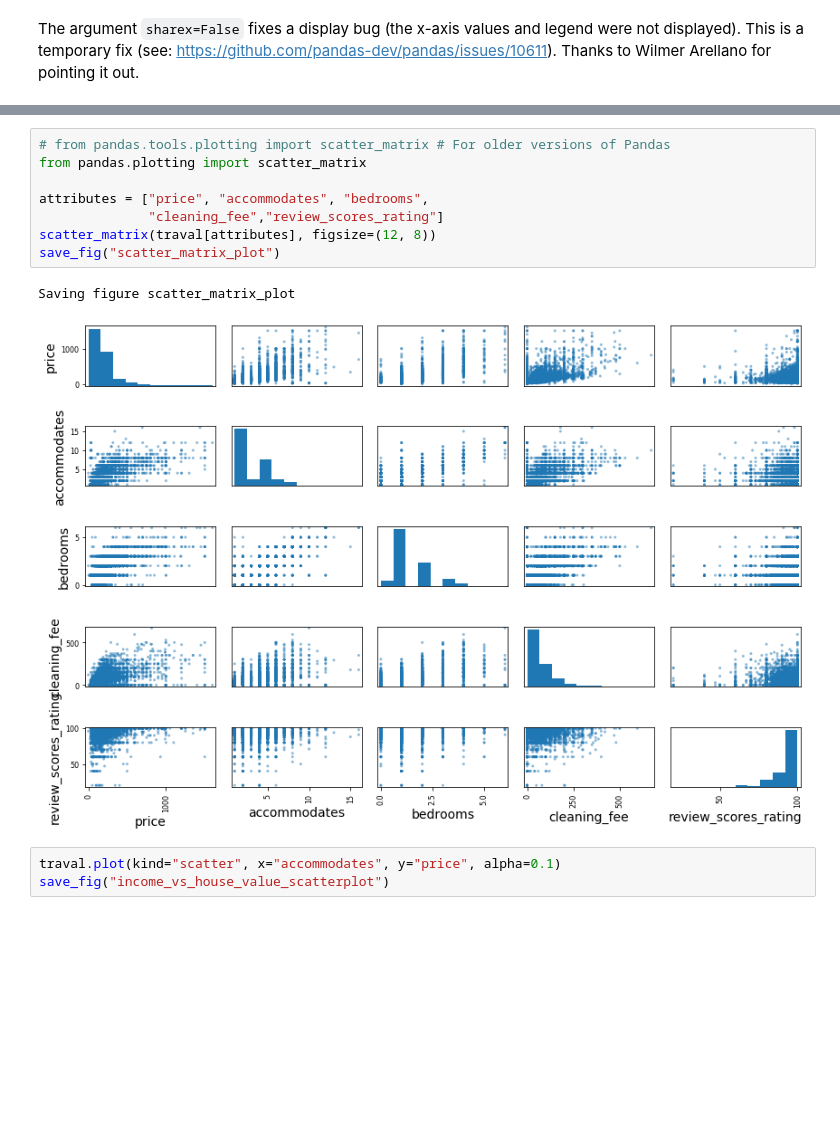
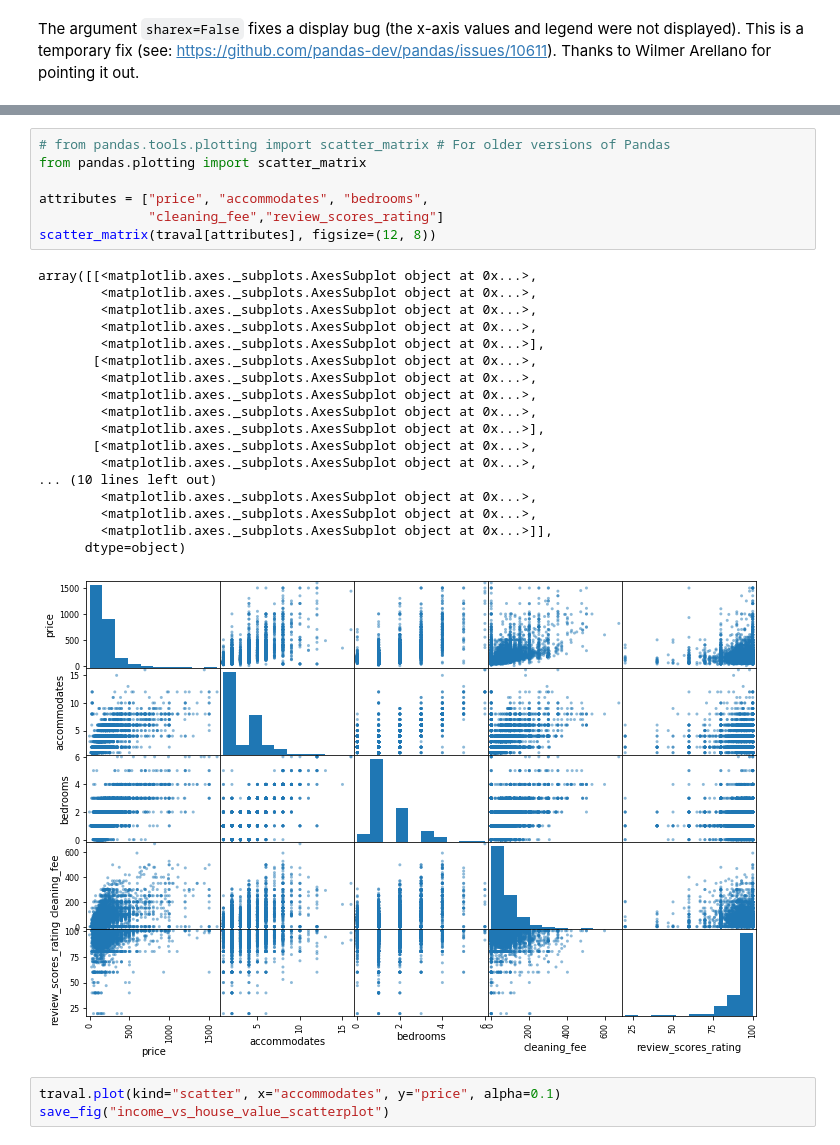
Before and after one commit to waldo102/AirBnB-Price-Prediction, a Jupyter notebook: airbnb_price_prediction.ipynb, the cells around one changed output, grey strips where cells are left out. Saved outputs shown, nothing was run; the diff lists cells and outputs as text; blank space fills up the shorter version.

```diff
--- a/airbnb_price_prediction.ipynb
+++ b/airbnb_price_prediction.ipynb
@@ -499,14 +496,29 @@ Name: price, dtype: float64
 # %%
 # from pandas.tools.plotting import scatter_matrix # For older versions of Pandas
 from pandas.plotting import scatter_matrix
 
 attributes = ["price", "accommodates", "bedrooms",
               "cleaning_fee","review_scores_rating"]
 scatter_matrix(traval[attributes], figsize=(12, 8))
-save_fig("scatter_matrix_plot")
 # %% [output]
-Saving figure scatter_matrix_plot
+array([[<matplotlib.axes._subplots.AxesSubplot object at 0x...>,
+        <matplotlib.axes._subplots.AxesSubplot object at 0x...>,
+        <matplotlib.axes._subplots.AxesSubplot object at 0x...>,
+        <matplotlib.axes._subplots.AxesSubplot object at 0x...>,
+        <matplotlib.axes._subplots.AxesSubplot object at 0x...>],
+       [<matplotlib.axes._subplots.AxesSubplot object at 0x...>,
+        <matplotlib.axes._subplots.AxesSubplot object at 0x...>,
+        <matplotlib.axes._subplots.AxesSubplot object at 0x...>,
+        <matplotlib.axes._subplots.AxesSubplot object at 0x...>,
+        <matplotlib.axes._subplots.AxesSubplot object at 0x...>],
+       [<matplotlib.axes._subplots.AxesSubplot object at 0x...>,
+        <matplotlib.axes._subplots.AxesSubplot object at 0x...>,
+... (10 lines left out)
+        <matplotlib.axes._subplots.AxesSubplot object at 0x...>,
+        <matplotlib.axes._subplots.AxesSubplot object at 0x...>,
+        <matplotlib.axes._subplots.AxesSubplot object at 0x...>]],
+      dtype=object)
-[figure, old version]
+[figure, new version]
 # %%
 traval.plot(kind="scatter", x="accommodates", y="price", alpha=0.1)
 save_fig("income_vs_house_value_scatterplot")
```
Also changed, not shown: parts of 19 cells of this notebook.
